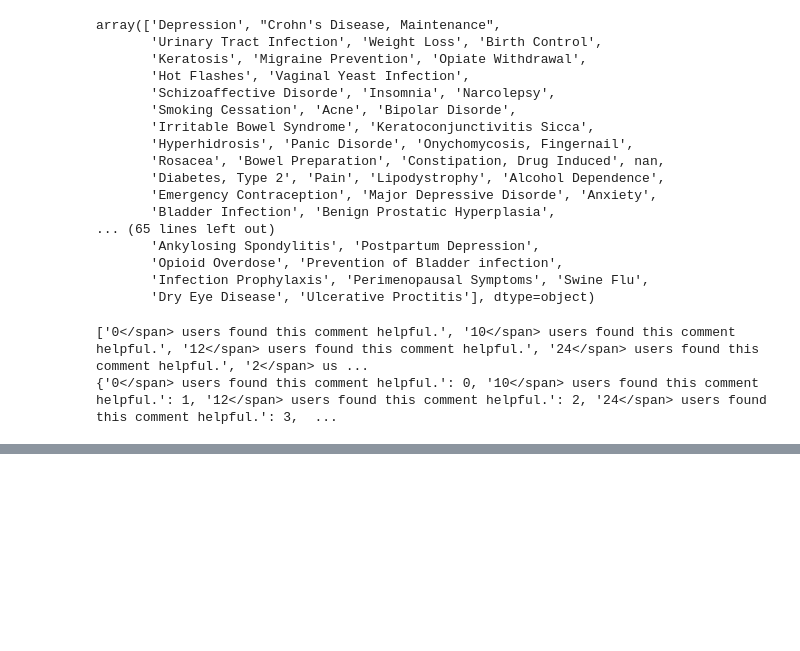
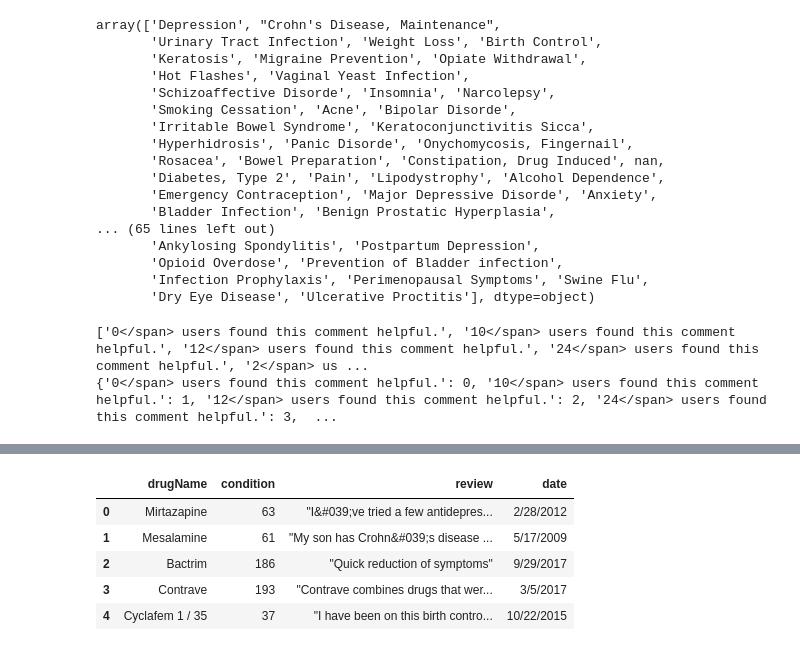
Before and after one commit to Michael-C-1/Final-Project, a Jupyter notebook: Final_Project.ipynb, the cells around one changed output, grey strips where cells are left out. Cells and saved outputs as stored; diff of their text form; code cells hidden in the pictures; blank space fills up the shorter version.

```diff
--- a/Final_Project.ipynb
+++ b/Final_Project.ipynb
@@ -99,3 +99,7 @@ print(le_name_mapping)
 # %% [output]
 ['0</span> users found this comment helpful.', '10</span> users found this comment helpful.', '12</span> users found this comment helpful.', '24</span> users found this comment helpful.', '2</span> us ...
 {'0</span> users found this comment helpful.': 0, '10</span> users found this comment helpful.': 1, '12</span> users found this comment helpful.': 2, '24</span> users found this comment helpful.': 3,  ...
+# %%
+interim = pd.DataFrame(interim)
+interim.columns = ['condition']
+interim.head()
@@ -101,0 +113,12 @@ print(le_name_mapping)
+# %%
+#put interim into a data frame in order to map the 1 to a np.nan
+interim = pd.DataFrame(interim)
+
+#rename the dataframe
+interim.columns = ['condition']
+
+#use a lambda to convert all instinces of a 200 back to a np.nan
+interim['condition'] = interim['condition'].map(lambda x: nm.nan if x in [200] else x)
+
+#check that we were successful
+print(interim['condition'].unique())
@@ -101,0 +141,11 @@ print(le_name_mapping)
+# %%
+#place interim ('condition') back in sub_df
+sub_df['condition'] = interim
+sub_df.head()
+# %% [output]
+|  | drugName | condition | review | date |
+| 0 | Mirtazapine | 63 | "I&#039;ve tried a few antidepres... | 2/28/2012 |
+| 1 | Mesalamine | 61 | "My son has Crohn&#039;s disease ... | 5/17/2009 |
+| 2 | Bactrim | 186 | "Quick reduction of symptoms" | 9/29/2017 |
+| 3 | Contrave | 193 | "Contrave combines drugs that wer... | 3/5/2017 |
+| 4 | Cyclafem 1 / 35 | 37 | "I have been on this birth contro... | 10/22/2015 |
```
Also changed, not shown: parts of 3 cells of this notebook.
